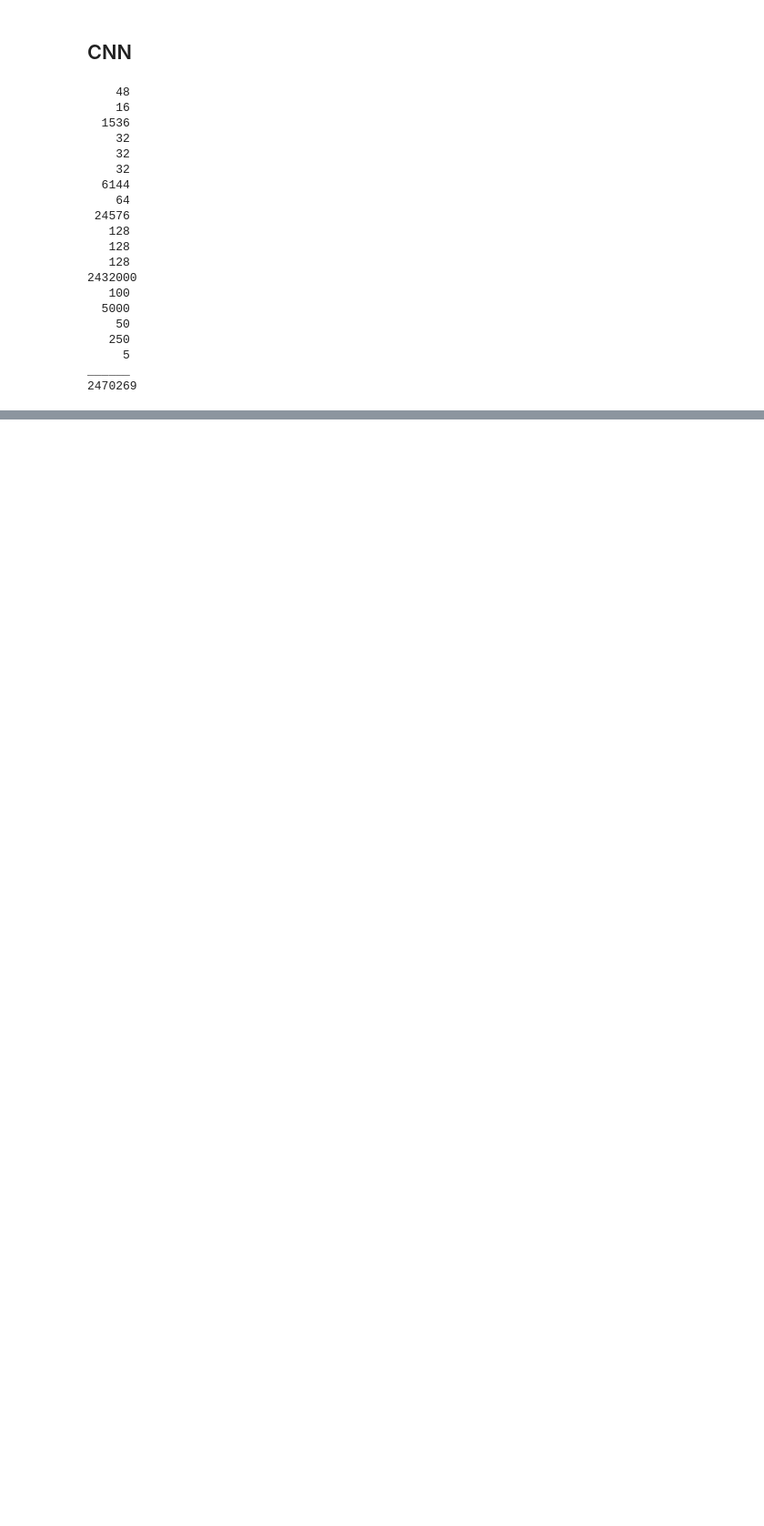
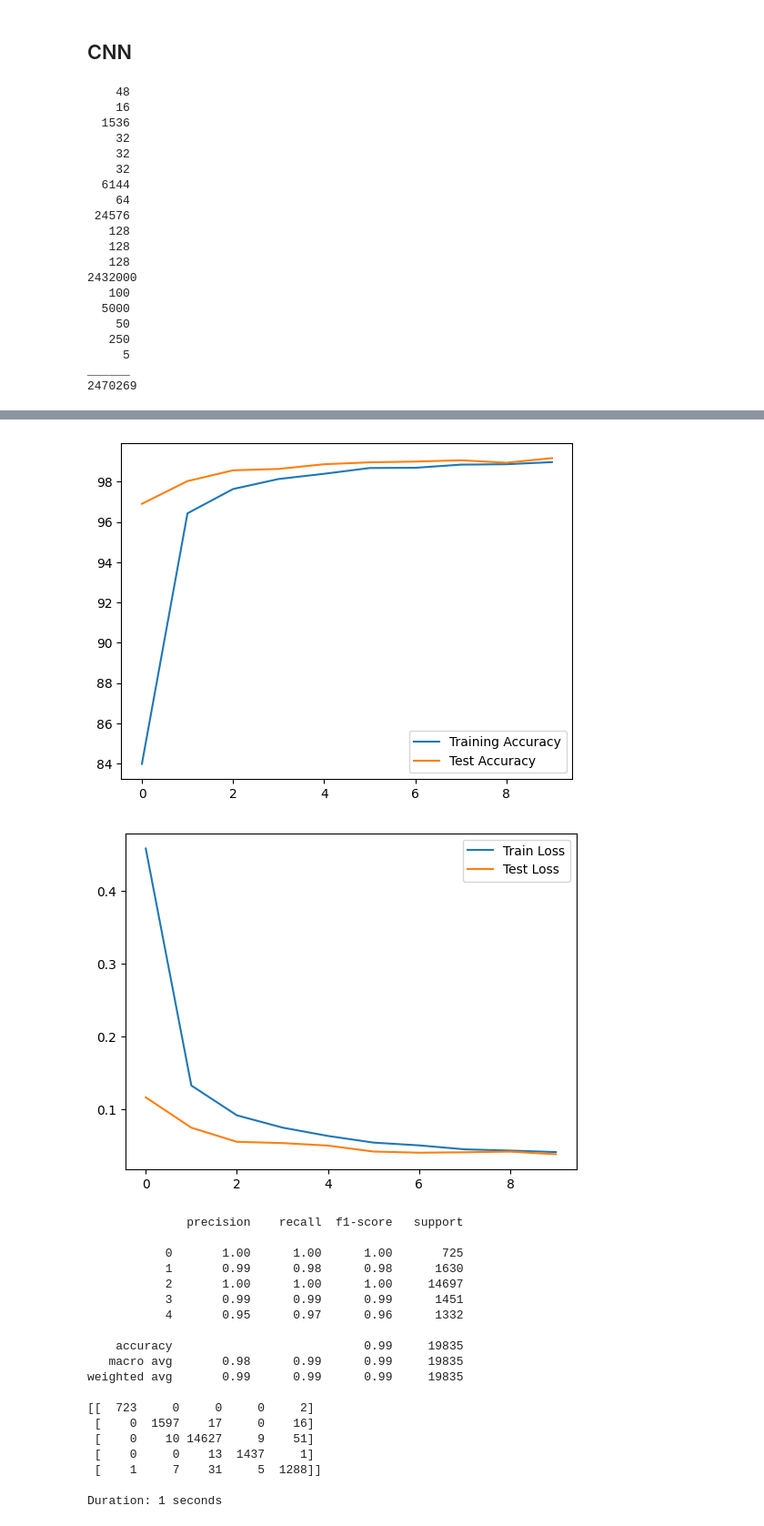
Before and after one commit to Alton1998/Arrhythmia-Detection, a Jupyter notebook: Deep Learning.ipynb, the cells around one changed output, grey strips where cells are left out. Shown: that part at 91% size. Saved outputs shown, nothing was run; the diff lists cells and outputs as text; code cells hidden in the pictures; blank space fills up the shorter version.

```diff
--- a/Deep Learning.ipynb
+++ b/Deep Learning.ipynb
@@ -441,0 +448,2 @@ weighted avg       0.99      0.99      0.99     19835
+# %%
+ecg_lstm_model = ECGLSTMModel()
@@ -441,0 +484,12 @@ weighted avg       0.99      0.99      0.99     19835
+# %%
+train_accuracies, test_accuracies, train_mean_losses, test_mean_losses = train_model(
+    model=ecg_lstm_model,
+    X_train=X_train_tensor.reshape(-1,1,200),
+    y_train=y_train_tensor,
+    X_test=X_val_tensor.reshape(-1,1,200),
+    y_test=y_val_tensor,
+    learning_rate=0.001,
+    batch_size=100,
+    val_batch_size=100,
+    epochs=10, lstm=True
+)
@@ -441,0 +509,25 @@ weighted avg       0.99      0.99      0.99     19835
+# %%
+show_metrics(train_accuracies, test_accuracies, train_mean_losses, test_mean_losses)
+eval_model(ecg_lstm_model, X_test_tensor.reshape(-1, 1, 200), y_test_tensor)
+# %% [output]
+[figure, added]
+[figure, added]
+              precision    recall  f1-score   support
+
+           0       1.00      1.00      1.00       725
+           1       0.99      0.98      0.98      1630
+           2       1.00      1.00      1.00     14697
+           3       0.99      0.99      0.99      1451
+           4       0.95      0.97      0.96      1332
+
+    accuracy                           0.99     19835
+   macro avg       0.98      0.99      0.99     19835
+weighted avg       0.99      0.99      0.99     19835
+
+[[  723     0     0     0     2]
+ [    0  1597    17     0    16]
+ [    0    10 14627     9    51]
+ [    0     0    13  1437     1]
+ [    1     7    31     5  1288]]
+
+Duration: 1 seconds
```
Also changed, not shown: parts of 12 cells of this notebook, 2 other files.
